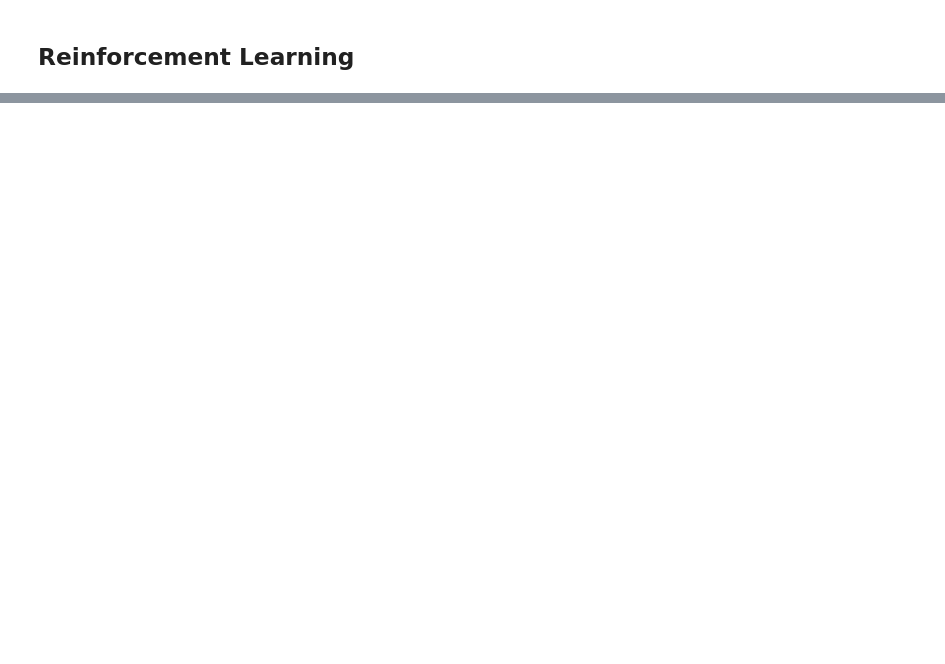
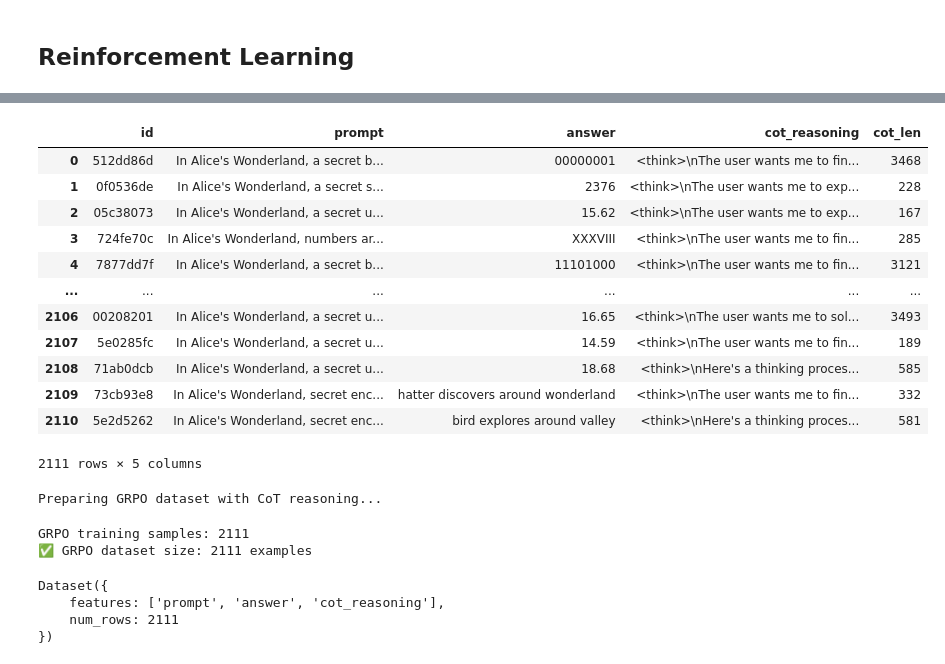
Before and after one commit to johnsonhk88/kaggle-NVIDIA-Nemotron-Model-Reasoning-Challenge, a Jupyter notebook: src/nvidia-nemotron-model-fine-tuning.ipynb, the cells around one changed output, grey strips where cells are left out. Saved outputs shown, nothing was run; the diff lists cells and outputs as text; code cells hidden in the pictures; blank space fills up the shorter version.

```diff
--- a/src/nvidia-nemotron-model-fine-tuning.ipynb
+++ b/src/nvidia-nemotron-model-fine-tuning.ipynb
@@ -1546,0 +1542,35 @@ print(f"✅ GRPO dataset size: {len(rfdataset)} examples")
+# %%
+trainDF
+# %% [output]
+|  | id | prompt | answer | cot_reasoning | cot_len |
+| 0 | 512dd86d | In Alice's Wonderland, a secret b... | 00000001 | <think>\nThe user wants me to fin... | 3468 |
+| 1 | 0f0536de | In Alice's Wonderland, a secret s... | 2376 | <think>\nThe user wants me to exp... | 228 |
+| 2 | 05c38073 | In Alice's Wonderland, a secret u... | 15.62 | <think>\nThe user wants me to exp... | 167 |
+| 3 | 724fe70c | In Alice's Wonderland, numbers ar... | XXXVIII | <think>\nThe user wants me to fin... | 285 |
+| 4 | 7877dd7f | In Alice's Wonderland, a secret b... | 11101000 | <think>\nThe user wants me to fin... | 3121 |
+| ... | ... | ... | ... | ... | ... |
+| 2106 | 00208201 | In Alice's Wonderland, a secret u... | 16.65 | <think>\nThe user wants me to sol... | 3493 |
+| 2107 | 5e0285fc | In Alice's Wonderland, a secret u... | 14.59 | <think>\nThe user wants me to fin... | 189 |
+| 2108 | 71ab0dcb | In Alice's Wonderland, a secret u... | 18.68 | <think>\nHere's a thinking proces... | 585 |
+| 2109 | 73cb93e8 | In Alice's Wonderland, secret enc... | hatter discovers around wonderland | <think>\nThe user wants me to fin... | 332 |
+| 2110 | 5e2d5262 | In Alice's Wonderland, secret enc... | bird explores around valley | <think>\nHere's a thinking proces... | 581 |
+2111 rows × 5 columns
+# %%
+if CFG.GRPO or CFG.MIX_SFT_GRPO:
+    print("Preparing GRPO dataset with CoT reasoning...")
+    # grpo_train_dataset = trainDF.map(format_for_grpo, remove_columns=trainDF.columns.tolist())
+    # print(f"GRPO training samples: {len(grpo_train_dataset)}")
+    rfdataset = Dataset.from_pandas(trainDF).map(format_for_grpo, remove_columns=trainDF.columns.tolist())
+    print(f"GRPO training samples: {len(rfdataset)}")
+    print(f"✅ GRPO dataset size: {len(rfdataset)} examples")
+# %% [output]
+Preparing GRPO dataset with CoT reasoning...
+GRPO training samples: 2111
+✅ GRPO dataset size: 2111 examples
+# %%
+rfdataset
+# %% [output]
+Dataset({
+    features: ['prompt', 'answer', 'cot_reasoning'],
+    num_rows: 2111
+})
```
Also changed, not shown: parts of 59 cells of this notebook, 2 other files.
